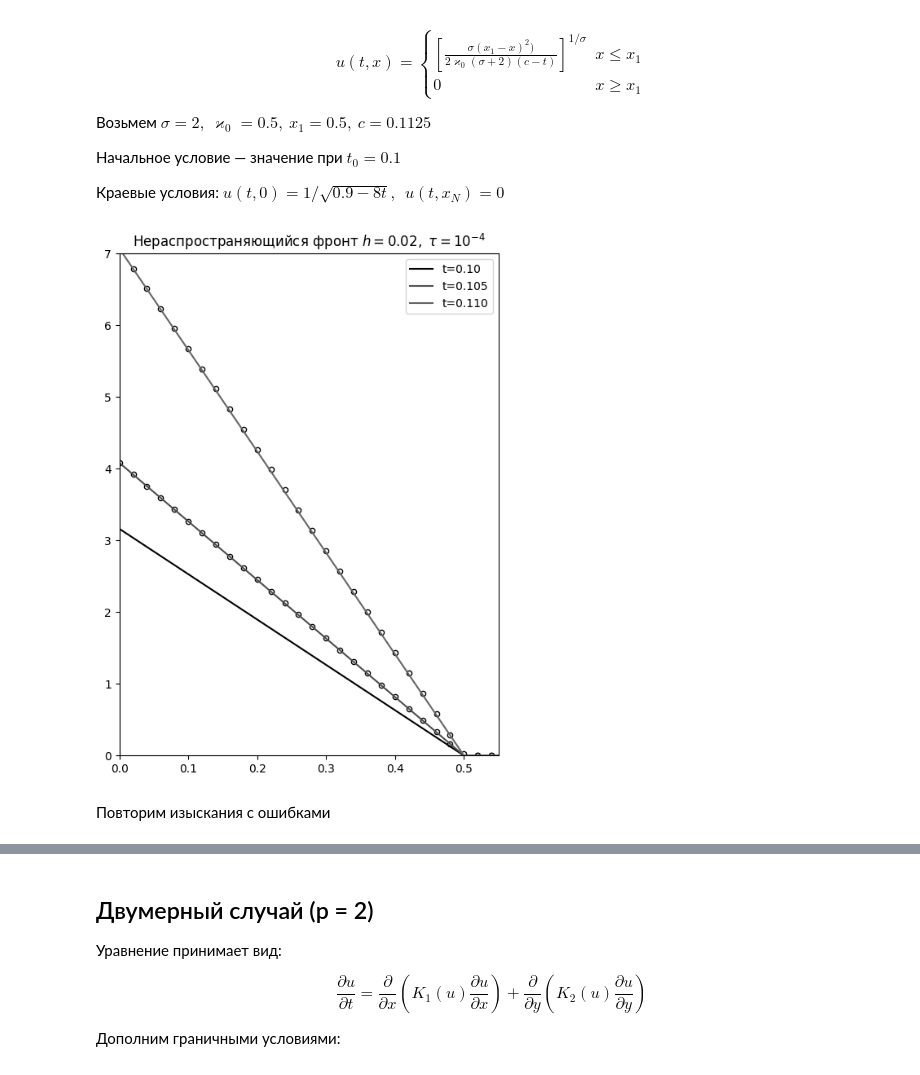
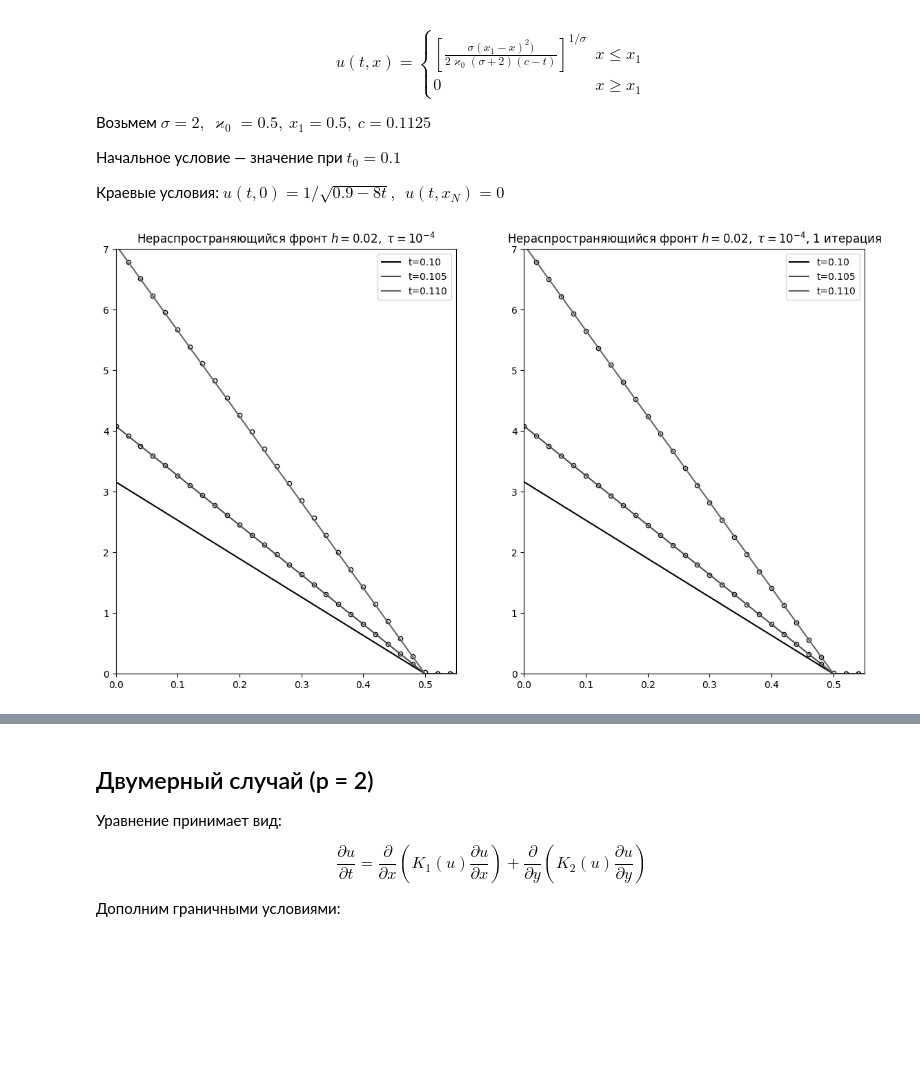
Before and after one commit to Xopppek/heat_equation, a Jupyter notebook: heat_equation.ipynb, the cells around one changed output, grey strips where cells are left out. Saved outputs shown, nothing was run; the diff lists cells and outputs as text; code cells hidden in the pictures; blank space fills up the shorter version.

```diff
--- a/heat_equation.ipynb
+++ b/heat_equation.ipynb
@@ -55,7 +55,7 @@ import numpy as np
 from matplotlib import pyplot as plt
 %matplotlib inline
 # %%
-def step_one_dim(u_start, h, tau, K, epsilon = 1e-3):
+def step_one_dim(u_start, h, tau, K, epsilon = 1e-5, max_iterations=1000):
     '''
     Функция, делающая один шаг по времени (одномерная задача)
     Внутри нет явной зависимости от t, потому что она должна быть включена в u, переданный в функцию
@@ -67,6 +67,7 @@ def step_one_dim(u_start, h, tau, K, epsilon = 1e-3):
     alpha = np.zeros(N)
     beta = np.zeros(N)
     converged = False
+    iteration = 0
 
     while not converged:
         A = tau / h ** 2 * K((u_prev[:-1] + u_prev[1:]) / 2)
@@ -85,10 +86,14 @@ def step_one_dim(u_start, h, tau, K, epsilon = 1e-3):
         if (np.max(np.abs(u_new - u_prev))) < epsilon:
             converged = True
         u_prev = u_new
+        iteration += 1
+        if iteration >= max_iterations:
+            #print("iteration limit")
+            break
 
     return u_prev
 # %%
-def solve_one_dim(u_start, h, tau, t_end, K, mu_l, mu_r, epsilon=1e-3):
+def solve_one_dim(u_start, h, tau, t_end, K, mu_l, mu_r, epsilon=1e-5, max_iterations=10000):
     N_t = int(t_end / tau) #количество шагов по времени (не точек)
     # tau надо округлить так, чтобы достичь t_end
     tau = t_end / N_t
@@ -97,7 +102,7 @@ def solve_one_dim(u_start, h, tau, t_end, K, mu_l, mu_r, epsilon=1e-3):
     for j in range(1, N_t + 1):
         u[0] = mu_l(j * tau)
         u[-1] = mu_r(j * tau)
-        u = step_one_dim(u, h, tau, K, epsilon)
+        u = step_one_dim(u, h, tau, K, epsilon, max_iterations)
 
     return u
 # %% [markdown]
@@ -272,26 +294,42 @@ N = 50
 x = np.linspace(0, 1, N + 1)
 h = 1 / N
 tau =  1e-4
+max_iter = 10000
 # %%
-plt.figure(figsize=(6, 8))
-plt.plot(x, u(x, t_0), color='0', label='t=0.10')
-plt.plot(x, u(x, 0.105), color='0.3', label='t=0.105')
-plt.plot(x, u(x, 0.110), color='0.4', label='t=0.110')
+fig = plt.figure(figsize=(14, 8))
+ax1 = fig.add_subplot(121)
+ax1.plot(x, u(x, t_0), color='0', label='t=0.10')
+ax1.plot(x, u(x, 0.105), color='0.3', label='t=0.105')
+ax1.plot(x, u(x, 0.110), color='0.4', label='t=0.110')
 
 # Вычитаю t_0, потому что в решателе время отностиельное (относительно начала отсчета)
-plt.scatter(x, solve_one_dim(u(x, t_0), h, tau, 0.105 - t_0, K, mu_l, mu_r), c='1', edgecolors='0', s=20)
-plt.scatter(x, solve_one_dim(u(x, t_0), h, tau, 0.110 - t_0, K, mu_l, mu_r), c='1', edgecolors='0', s=20)
+ax1.scatter(x, solve_one_dim(u(x, t_0), h, tau, 0.105 - t_0, K, mu_l, mu_r, max_iterations=max_iter), c='1', edgecolors='0', s=20)
+ax1.scatter(x, solve_one_dim(u(x, t_0), h, tau, 0.110 - t_0, K, mu_l, mu_r, max_iterations=max_iter), c='1', edgecolors='0', s=20)
 
-plt.ylim(0, 7)
-plt.yticks(range(0, 8))
-plt.xlim(0, 0.55)
-plt.legend()
-plt.title("Нераспространяющийся фронт $h = 0.02, \\ \\tau = 10^{-4}$")
+ax1.set_ylim(0, 7)
+ax1.set_yticks(range(0, 8))
+ax1.set_xlim(0, 0.55)
+ax1.legend()
+ax1.set_title("Нераспространяющийся фронт $h = 0.02, \\ \\tau = 10^{-4}$")
+
+ax2 = fig.add_subplot(122)
+ax2.plot(x, u(x, t_0), color='0', label='t=0.10')
+ax2.plot(x, u(x, 0.105), color='0.3', label='t=0.105')
+ax2.plot(x, u(x, 0.110), color='0.4', label='t=0.110')
+
+# Вычитаю t_0, потому что в решателе время отностиельное (относительно начала отсчета)
+ax2.scatter(x, solve_one_dim(u(x, t_0), h, tau, 0.105 - t_0, K, mu_l, mu_r, max_iterations=1), c='1', edgecolors='0', s=20)
+ax2.scatter(x, solve_one_dim(u(x, t_0), h, tau, 0.110 - t_0, K, mu_l, mu_r, max_iterations=1), c='1', edgecolors='0', s=20)
+
+ax2.set_ylim(0, 7)
+ax2.set_yticks(range(0, 8))
+ax2.set_xlim(0, 0.55)
+ax2.legend()
+ax2.set_title("Нераспространяющийся фронт $h = 0.02, \\ \\tau = 10^{-4}$, 1 итерация")
+
 plt.show()
 # %% [output]
-[figure, old version]
+[figure, new version]
-# %% [markdown]
-Повторим изыскания с ошибками
 # %%
 h_steps = np.array([0.05, 0.025, 0.01, 0.005, 0.0025, 0.001])
 err = []
```
Also changed, not shown: parts of 40 cells of this notebook.
